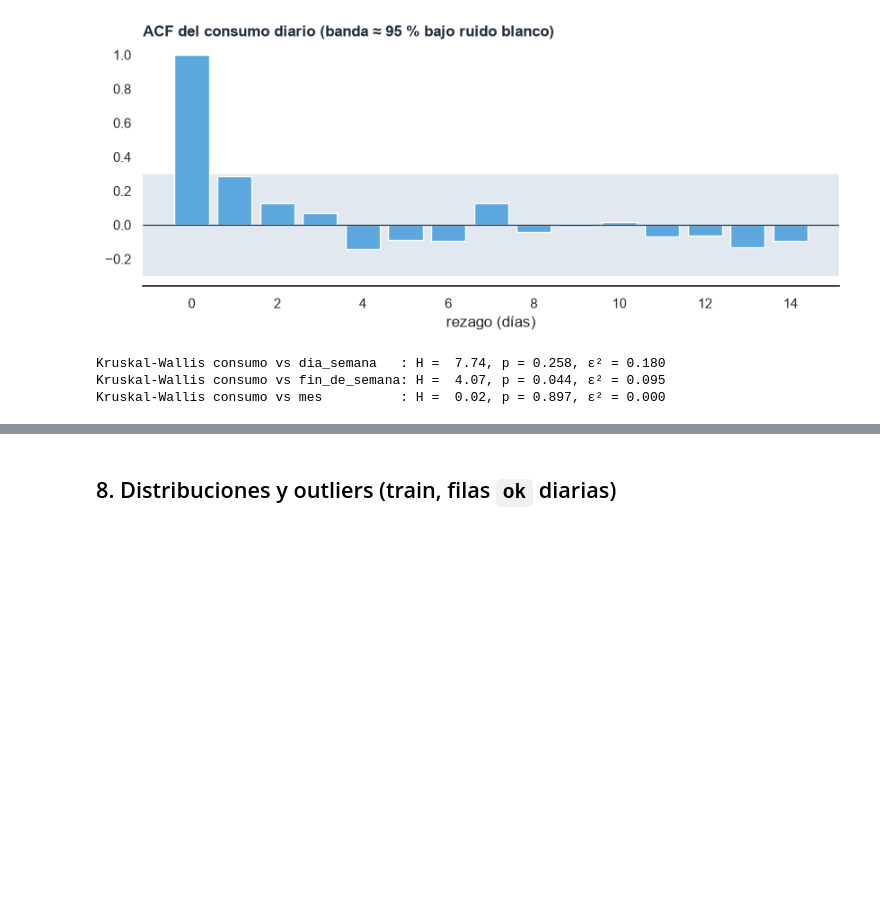
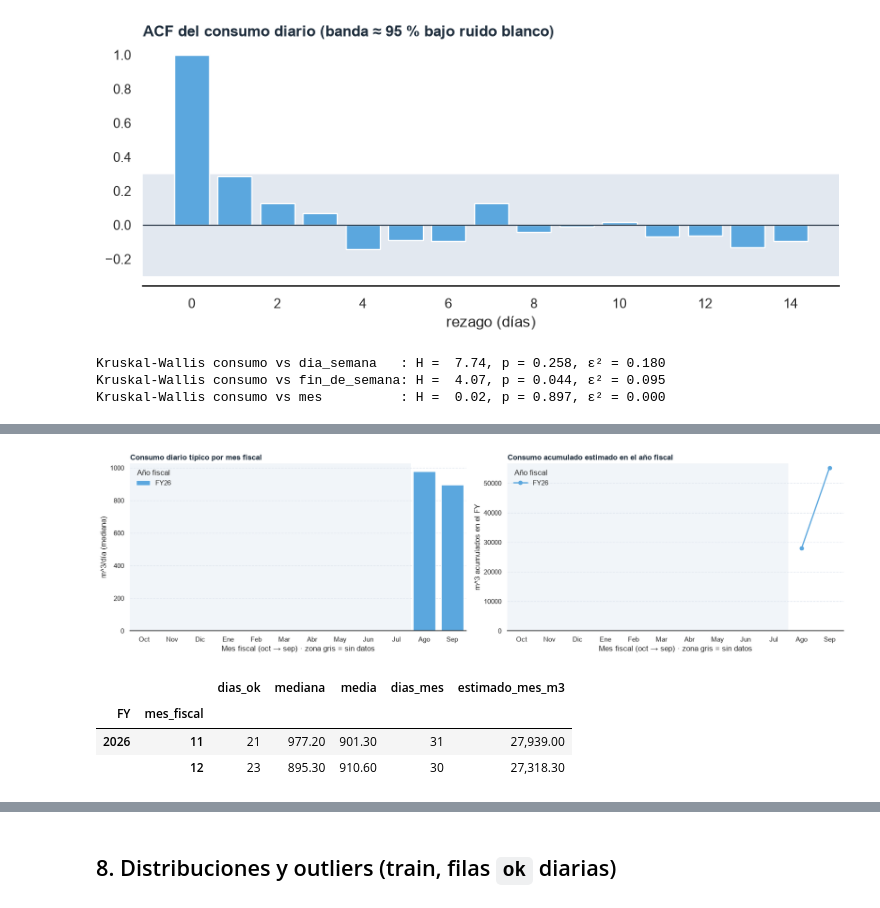
Before and after one commit to juanpablocarrillohortua/clarios_app, a Jupyter notebook: notebooks/eda_rc_gas.ipynb, the cells around one changed output, grey strips where cells are left out. Saved outputs shown, nothing was run; the diff lists cells and outputs as text; code cells hidden in the pictures; blank space fills up the shorter version.

```diff
--- a/notebooks/eda_rc_gas.ipynb
+++ b/notebooks/eda_rc_gas.ipynb
@@ -35,6 +35,11 @@ TEST_SIZE = 0.20
 COL_TIEMPO, ACUM, DIF = "t_stamp", "V_Consumo_Gas_refinacion_Acumm", "Consumo_Diario"
 ESQUEMA = {COL_TIEMPO: "datetime", ACUM: "float64", DIF: "float64"}
 DIAS = ["Lun", "Mar", "Mié", "Jue", "Vie", "Sáb", "Dom"]
+
+# ---------------- Año fiscal (oct → sep) ----------------
+FY_INICIO = 10  # el FY arranca en octubre: FY26 = oct-2025 … sep-2026
+MESES_FY = ["Oct", "Nov", "Dic", "Ene", "Feb", "Mar", "Abr", "May", "Jun", "Jul", "Ago", "Sep"]
+NOMBRE_MES = dict(zip([10, 11, 12, 1, 2, 3, 4, 5, 6, 7, 8, 9], MESES_FY, strict=True))
 # %%
 HUECO_H = 30  # más de 30 h sin lectura = hueco
 SABADO = 5  # dayofweek: 0 = lunes … 5 = sábado
@@ -405,7 +433,12 @@ d["consumo_m3"] = d["delta"]
 d["fecha"] = (d.index - pd.Timedelta(seconds=5)).normalize()
 d["dia_semana"] = pd.Categorical(d["fecha"].dt.dayofweek.map(dict(enumerate(DIAS))), DIAS)
 d["fin_de_semana"] = np.where(d["fecha"].dt.dayofweek >= SABADO, "Fin de semana", "Entre semana")
-d["mes"] = d["fecha"].dt.strftime("%Y-%m")
+d["FY"] = anio_fiscal(pd.DatetimeIndex(d["fecha"]))
+d["mes_fiscal"] = mes_fiscal(pd.DatetimeIndex(d["fecha"]))
+d["mes"] = [  # periodo fiscal, p. ej. "FY26-11 (Ago)"
+    f"{e}-{m:02d} ({NOMBRE_MES[f.month]})"
+    for e, m, f in zip(etiqueta_fy(d["FY"]), d["mes_fiscal"], d["fecha"], strict=True)
+]
 print(f"Días válidos para estacionalidad: {len(d)}")
 
 fig, axes = plt.subplots(1, 2, figsize=(17, 4.5))
@@ -494,0 +559,56 @@ Kruskal-Wallis consumo vs mes          : H =  0.02, p = 0.897, ε² = 0.000
+# %%
+# Consumo mensual: media diaria (train) x días del mes; mismo criterio que en energía
+gm = d.groupby(["FY", "mes_fiscal"])["consumo_m3"].agg(
+    dias_ok="size", mediana="median", media="mean"
+)
+mes_cal = (gm.index.get_level_values("mes_fiscal") + FY_INICIO - 2) % 12 + 1
+anio_cal = gm.index.get_level_values("FY") - (mes_cal >= FY_INICIO)
+gm["dias_mes"] = pd.to_datetime(
+    pd.DataFrame({"year": anio_cal, "month": mes_cal, "day": 1})
+).dt.days_in_month.to_numpy()
+gm["estimado_mes_m3"] = gm["media"] * gm["dias_mes"]
+
+fig, axes = plt.subplots(1, 2, figsize=(17, 4.8))
+fys = gm.index.get_level_values("FY").unique()
+ancho = 0.8 / len(fys)
+for i, (fy, color) in enumerate(zip(fys, ["#5BA7DE", "#E28585", "#7FC4A0"], strict=False)):
+    s = gm.xs(fy, level="FY")
+    etiqueta = etiqueta_fy([fy])[0]
+    axes[0].bar(
+        s.index + (i - (len(fys) - 1) / 2) * ancho,
+        s["mediana"],
+        width=ancho,
+        color=color,
+        label=etiqueta,
+    )
+    acum = s["estimado_mes_m3"].reindex(range(1, 13)).cumsum()
+    axes[1].plot(acum.index, acum, marker="o", color=color, lw=2, label=etiqueta)
+sin_datos = sorted(set(range(1, 13)) - set(gm.index.get_level_values("mes_fiscal")))
+for ax in axes:
+    for m in sin_datos:  # sombrea los meses fiscales sin ningún dato
+        ax.axvspan(m - 0.5, m + 0.5, color="#F1F5F9", zorder=0)
+    ax.set_xticks(range(1, 13), MESES_FY)
+    ax.set_xlim(0.5, 12.5)
+    ax.set_xlabel("Mes fiscal (oct → sep) · zona gris = sin datos")
+    ax.grid(axis="y", color=GRID, ls="--")
+    ax.legend(title="Año fiscal", frameon=False, loc="upper left")
+    ax.set_ylim(bottom=0)
+    sns.despine(ax=ax, left=True)
+axes[0].set_ylabel("m^3/día (mediana)")
+axes[0].set_title("Consumo diario típico por mes fiscal", loc="left", fontweight="bold", color=INK)
+axes[1].set_ylabel("m^3 acumulados en el FY")
+axes[1].set_title(
+    "Consumo acumulado estimado en el año fiscal",
+    loc="left",
+    fontweight="bold",
+    color=INK,
+)
+plt.tight_layout()
+plt.show()
+display(gm.round(1))
+# %% [output]
+[figure, added]
+|  |  | dias_ok | mediana | media | dias_mes | estimado_mes_m3 |
+| FY | mes_fiscal |  |  |  |  |  |
+| 2026 | 11 | 21 | 977.20 | 901.30 | 31 | 27,939.00 |
+|  | 12 | 23 | 895.30 | 910.60 | 30 | 27,318.30 |
```
Also changed, not shown: parts of 6 cells of this notebook.
